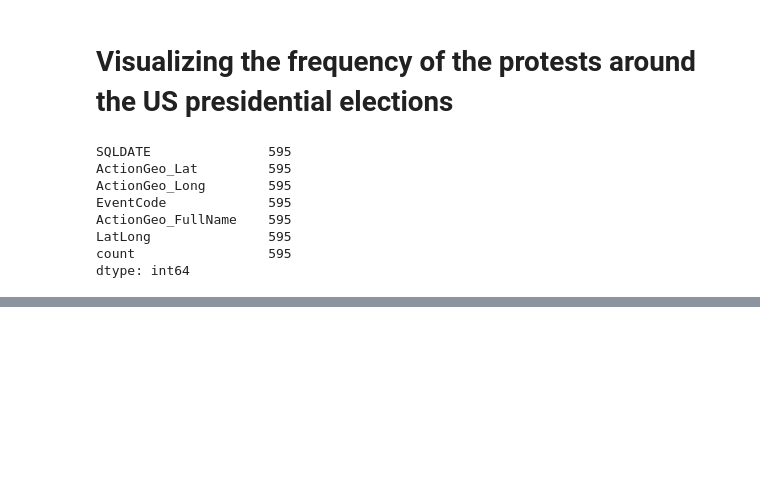
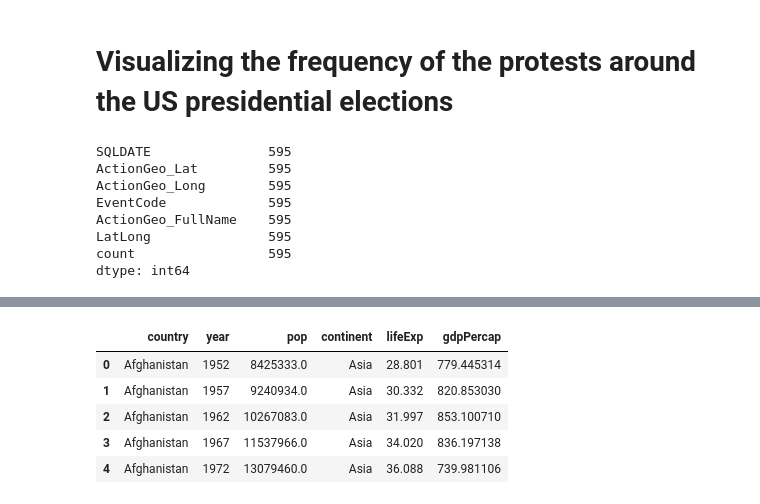
Before and after one commit to Apiquet/ADA_Project, a Jupyter notebook: anthony.ipynb, the cells around one changed output, grey strips where cells are left out. Saved outputs shown, nothing was run; the diff lists cells and outputs as text; code cells hidden in the pictures; blank space fills up the shorter version.

```diff
--- a/anthony.ipynb
+++ b/anthony.ipynb
@@ -242,3 +242,27 @@ US_elections_2016
 # %% [output]
 Protests' intensity for US elections in 2016 (Ctrl+Click)
 [interactive output not drawn]
+# %%
+# libraries
+import matplotlib.pyplot as plt
+import numpy as np
+import seaborn as sns
+sns.set_style("white")
+import pandas as pd
+my_dpi=96
+
+# Get the data (csv file is hosted on the web)
+url = 'https://python-graph-gallery.com/wp-content/uploads/gapminderData.csv'
+data = pd.read_csv(url)
+
+# And I need to transform my categorical column (continent) in a numerical value group1->1, group2->2...
+data['continent']=pd.Categorical(data['continent'])
+
+data.head()
+# %% [output]
+|  | country | year | pop | continent | lifeExp | gdpPercap |
+| 0 | Afghanistan | 1952 | 8425333.0 | Asia | 28.801 | 779.445314 |
+| 1 | Afghanistan | 1957 | 9240934.0 | Asia | 30.332 | 820.853030 |
+| 2 | Afghanistan | 1962 | 10267083.0 | Asia | 31.997 | 853.100710 |
+| 3 | Afghanistan | 1967 | 11537966.0 | Asia | 34.020 | 836.197138 |
+| 4 | Afghanistan | 1972 | 13079460.0 | Asia | 36.088 | 739.981106 |
```
Also changed, not shown: parts of 7 cells of this notebook, 5 other files.
